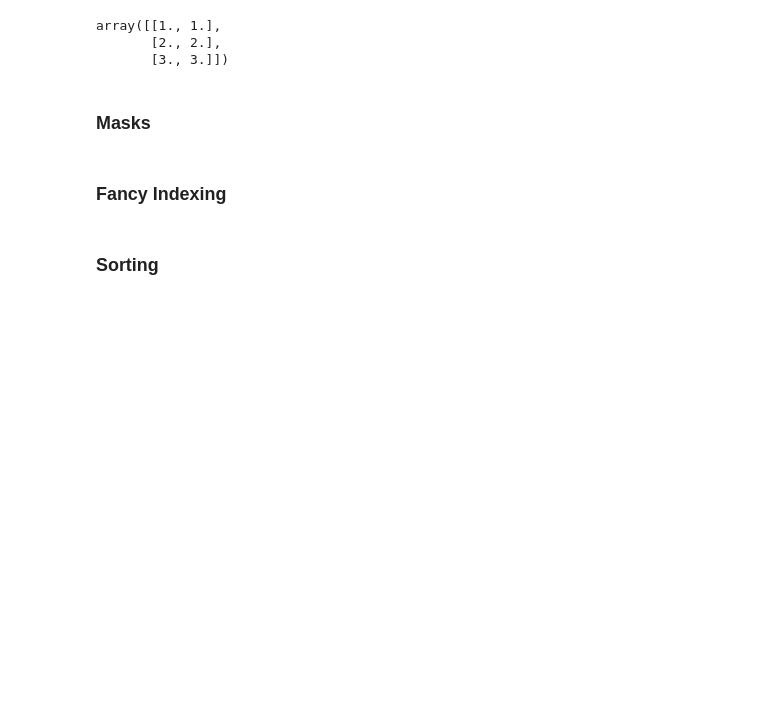
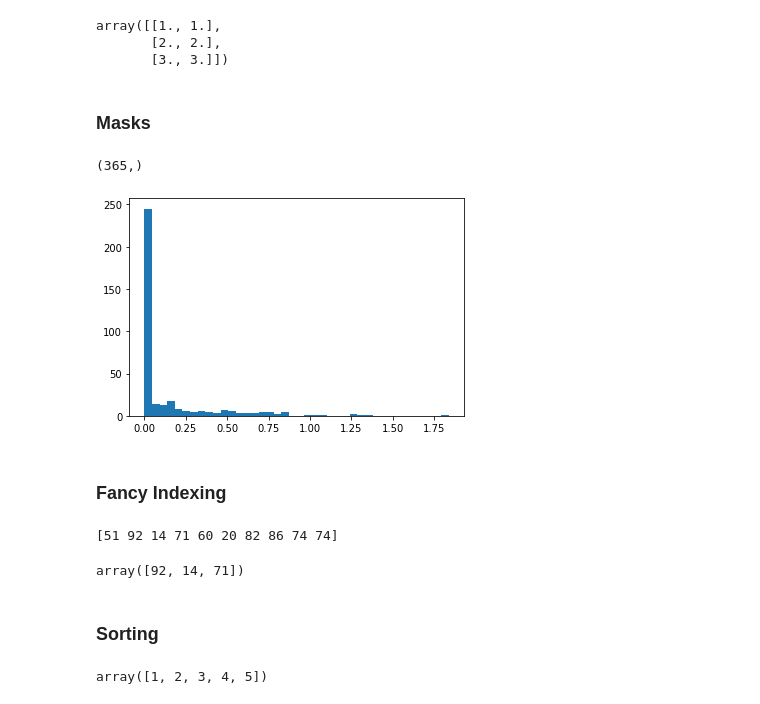
Before and after one commit to konstantinos-giannakopoulos/Python_Data_Science, a Jupyter notebook: Numpy_examples.ipynb, the cells around one changed output. Saved outputs shown, nothing was run; the diff lists cells and outputs as text; code cells hidden in the pictures; blank space fills up the shorter version.

```diff
--- a/Numpy_examples.ipynb
+++ b/Numpy_examples.ipynb
@@ -446,3 +446,13 @@ array([[1., 1.],
        [3., 3.]])
 # %% [markdown]
 ### Masks
+# %%
+import numpy as np
+import pandas as pd
+
+# use pandas to extract rainfall inches as a NumPy array
+rainfall = pd.read_csv('data/Seattle2014.csv')['PRCP'].values
+inches = rainfall / 254.0  # 1/10mm -> inches
+inches.shape
+# %% [output]
+(365,)
@@ -449,4 +462,26 @@ array([[1., 1.],
+# %%
+plt.hist(inches, 40);
+# %% [output]
+[figure, added]
 # %% [markdown]
 ### Fancy Indexing
+# %%
+import numpy as np
+rand = np.random.RandomState(42)
+
+x = rand.randint(100, size=10)
+print(x)
+# %% [output]
+[51 92 14 71 60 20 82 86 74 74]
+# %%
+indexes = [1, 2, 3]
+x[indexes]
+# %% [output]
+array([92, 14, 71])
 # %% [markdown]
 ### Sorting
+# %%
+x = np.array([2, 1, 4, 3, 5])
+np.sort(x)
+# %% [output]
+array([1, 2, 3, 4, 5])
```
Also changed, not shown: parts of 1 cell of this notebook.
